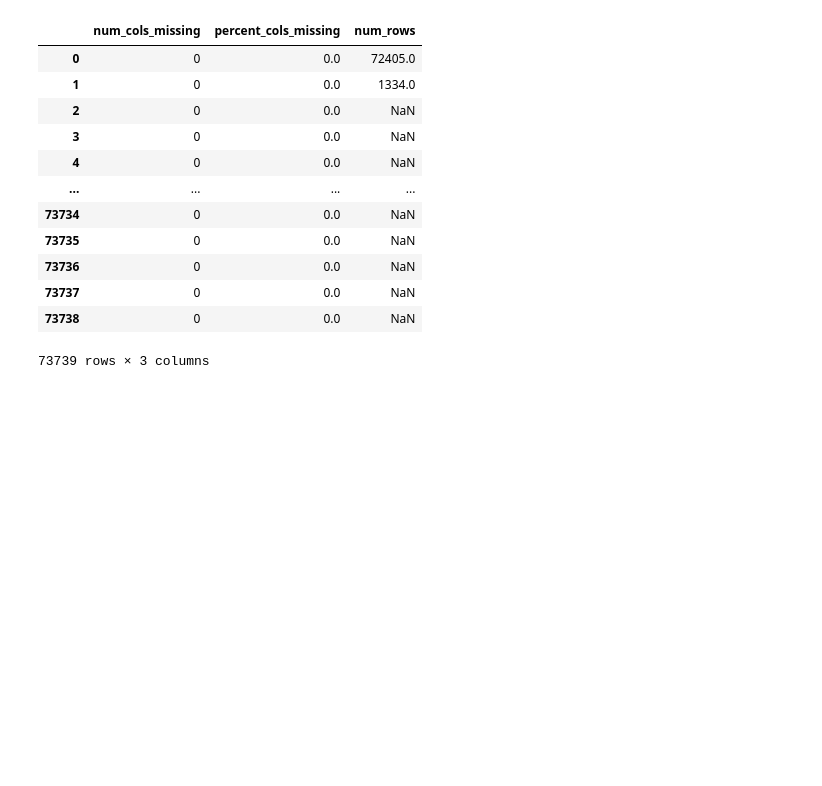
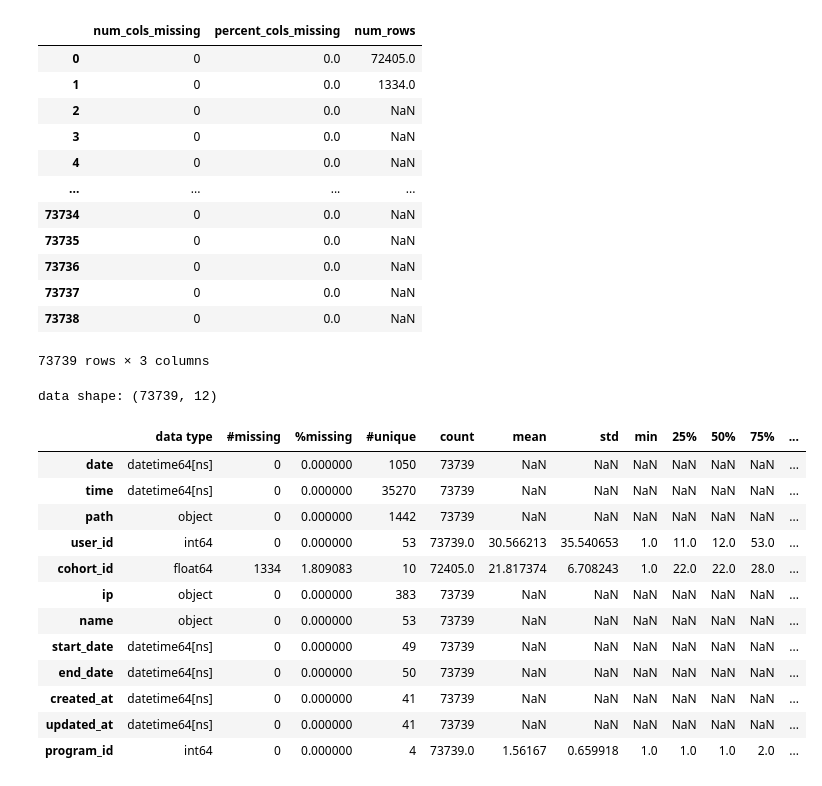
Before and after one commit to Anomaly-detection-project-RD/anomaly_detection, a Jupyter notebook: rosendo_anomaly_project.ipynb, the cells around one changed output. Drawn from its saved outputs; the diff is of its cells as text; code cells hidden in the pictures; blank space fills up the shorter version.

```diff
--- a/rosendo_anomaly_project.ipynb
+++ b/rosendo_anomaly_project.ipynb
@@ -157,7 +188,7 @@ def remove_columns(df, col_to_remove):
     - drop the listed columns
     - return the new df
     """
-    df = df.drop(columns=cols_to_remove)
+    df = df.drop(columns=col_to_remove)
 
     return df
 # %%
@@ -279,3 +310,41 @@ nulls_by_row(df, index_id='cohort_id')
 | 73737 | 0 | 0.0 | NaN |
 | 73738 | 0 | 0.0 | NaN |
 73739 rows × 3 columns
+# %%
+def get_data(df):
+    df = pd.read_csv('anonymized-curriculum-access.txt', sep=" ")
+    df_2 = pd.read_csv('cohorts.csv')
+    df_2 = df_2.drop(columns ='Unnamed: 0')
+    df.loc[len(df.index)] = ['2018-01-26', '09:55:03', '/', 1, 8 , '97.105.19.61']
+    df.columns = ['date', 'time', 'path', 'user_id', 'cohort_id', 'ip']
+
+    df = df.merge(df_2, left_on='user_id', right_on='id')
+    df = df.drop(columns = 'id')
+    df = df.drop(columns = 'deleted_at')
+    df = df.drop(columns = 'slack')
+    df['date'] = pd.to_datetime( df['date'])
+    df['time'] = pd.to_datetime( df['time'])
+    df['start_date'] = pd.to_datetime( df['start_date'])
+    df['end_date'] = pd.to_datetime( df['end_date'])
+    df['created_at'] = pd.to_datetime( df['created_at'])
+    df['updated_at'] = pd.to_datetime( df['updated_at'])
+    return df
+# %%
+df = get_data(df)
+# %%
+data_summary(df)
+# %% [output]
+data shape: (73739, 12)
+|  | data type | #missing | %missing | #unique | count | mean | std | min | 25% | 50% | 75% | ... |
+| date | datetime64[ns] | 0 | 0.000000 | 1050 | 73739 | NaN | NaN | NaN | NaN | NaN | NaN | ... |
+| time | datetime64[ns] | 0 | 0.000000 | 35270 | 73739 | NaN | NaN | NaN | NaN | NaN | NaN | ... |
+| path | object | 0 | 0.000000 | 1442 | 73739 | NaN | NaN | NaN | NaN | NaN | NaN | ... |
+| user_id | int64 | 0 | 0.000000 | 53 | 73739.0 | 30.566213 | 35.540653 | 1.0 | 11.0 | 12.0 | 53.0 | ... |
+| cohort_id | float64 | 1334 | 1.809083 | 10 | 72405.0 | 21.817374 | 6.708243 | 1.0 | 22.0 | 22.0 | 28.0 | ... |
+| ip | object | 0 | 0.000000 | 383 | 73739 | NaN | NaN | NaN | NaN | NaN | NaN | ... |
+| name | object | 0 | 0.000000 | 53 | 73739 | NaN | NaN | NaN | NaN | NaN | NaN | ... |
+| start_date | datetime64[ns] | 0 | 0.000000 | 49 | 73739 | NaN | NaN | NaN | NaN | NaN | NaN | ... |
+| end_date | datetime64[ns] | 0 | 0.000000 | 50 | 73739 | NaN | NaN | NaN | NaN | NaN | NaN | ... |
+| created_at | datetime64[ns] | 0 | 0.000000 | 41 | 73739 | NaN | NaN | NaN | NaN | NaN | NaN | ... |
+| updated_at | datetime64[ns] | 0 | 0.000000 | 41 | 73739 | NaN | NaN | NaN | NaN | NaN | NaN | ... |
+| program_id | int64 | 0 | 0.000000 | 4 | 73739.0 | 1.56167 | 0.659918 | 1.0 | 1.0 | 1.0 | 2.0 | ... |
```
Also changed, not shown: parts of 9 cells of this notebook, 1 other file.
